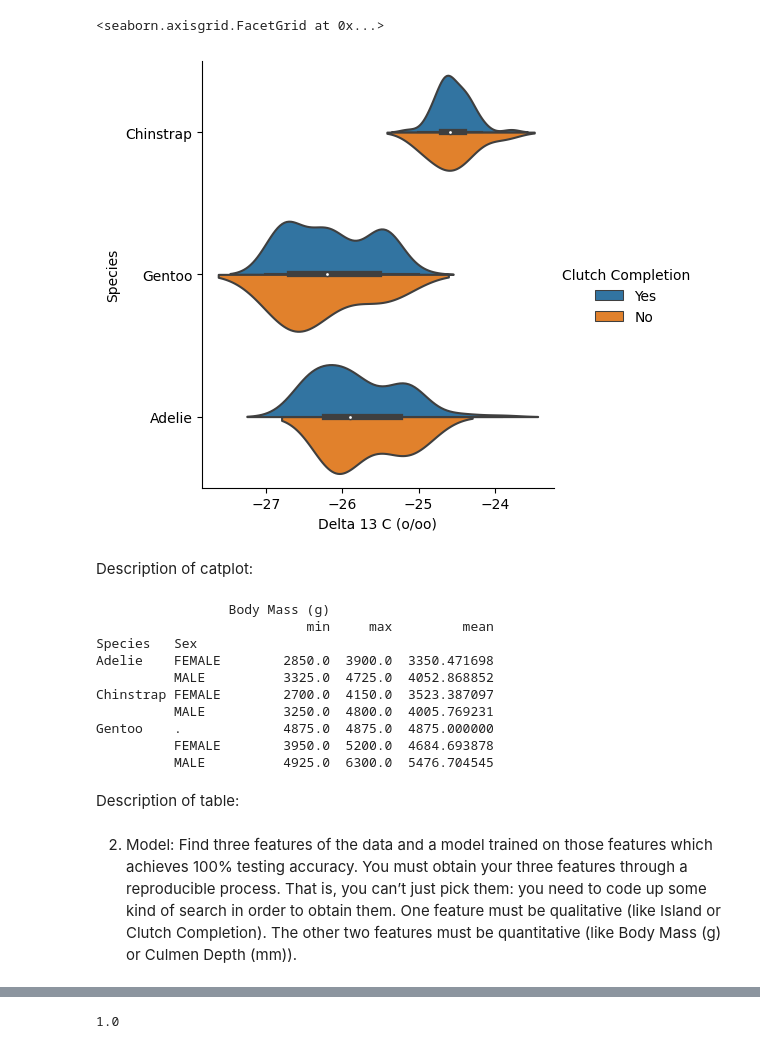
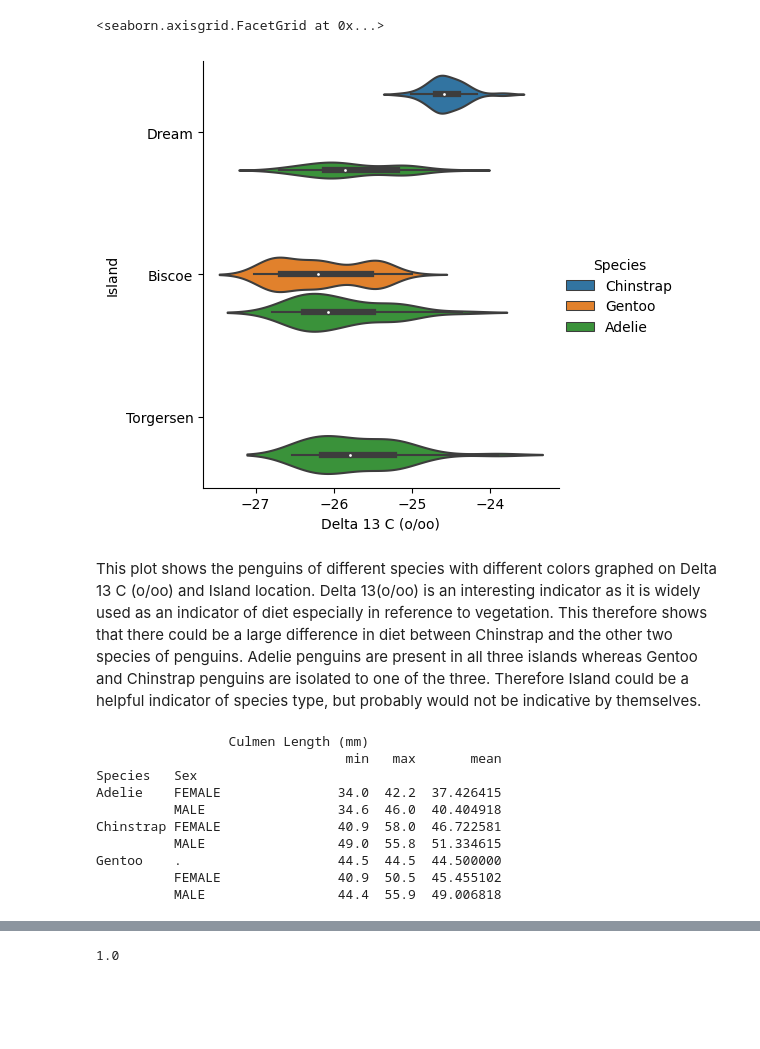
Before and after one commit to lfschweitzer/lfschweitzer.github.io, a Jupyter notebook: homeworks/homework1.ipynb, the cells around one changed output, grey strips where cells are left out. Drawn from its saved outputs; the diff is of its cells as text; code cells hidden in the pictures; blank space fills up the shorter version.

```diff
--- a/homeworks/homework1.ipynb
+++ b/homeworks/homework1.ipynb
@@ -33,27 +41,21 @@ Be accompanied by discussion of what you learned and how you will use it in mode
 # %%
-sns.catplot(data=train, kind="violin", x="Delta 13 C (o/oo)", y="Species", hue="Clutch Completion", split=True)
+sns.catplot(data=train, kind="violin", x="Delta 13 C (o/oo)", y="Island", hue="Species")
 # %% [output]
 <seaborn.axisgrid.FacetGrid at 0x...>
-[figure, old version]
+[figure, new version]
-# %% [markdown]
-Description of catplot:
+# %% [markdown]
+This plot shows the penguins of different species with different colors graphed on Delta 13 C (o/oo) and Island location. Delta 13(o/oo) is an interesting indicator as it is widely used as an indicator of diet especially in reference to vegetation. This therefore shows that there could be a large difference in diet between Chinstrap and the other two species of penguins. Adelie penguins are present in all three islands whereas Gentoo and Chinstrap penguins are isolated to one of the three. Therefore Island could be a helpful indicator of species type, but probably would not be indicative by themselves.
 # %%
-table = train.groupby(['Species', 'Sex']).aggregate({'Body Mass (g)' : ['min', 'max','mean']})
+table = train.groupby(['Species', 'Sex']).aggregate({'Culmen Length (mm)' : ['min', 'max','mean']})
 print(table)
 # %% [output]
-                 Body Mass (g)
-                           min     max         mean
+                 Culmen Length (mm)
+                                min   max       mean
 Species   Sex
-Adelie    FEMALE        2850.0  3900.0  3350.471698
-          MALE          3325.0  4725.0  4052.868852
-Chinstrap FEMALE        2700.0  4150.0  3523.387097
-          MALE          3250.0  4800.0  4005.769231
-Gentoo    .             4875.0  4875.0  4875.000000
-          FEMALE        3950.0  5200.0  4684.693878
-          MALE          4925.0  6300.0  5476.704545
+Adelie    FEMALE               34.0  42.2  37.426415
+          MALE                 34.6  46.0  40.404918
+Chinstrap FEMALE               40.9  58.0  46.722581
+          MALE                 49.0  55.8  51.334615
+Gentoo    .                    44.5  44.5  44.500000
+          FEMALE               40.9  50.5  45.455102
+          MALE                 44.4  55.9  49.006818
-# %% [markdown]
-Description of table:
-# %% [markdown]
-2. Model: Find three features of the data and a model trained on those features which achieves 100% testing accuracy. You must obtain your three features through a reproducible process. That is, you can’t just pick them: you need to code up some kind of search in order to obtain them.
-One feature must be qualitative (like Island or Clutch Completion).
-The other two features must be quantitative (like Body Mass (g) or Culmen Depth (mm)).
```
Also changed, not shown: parts of 22 cells of this notebook, 13 other files.
